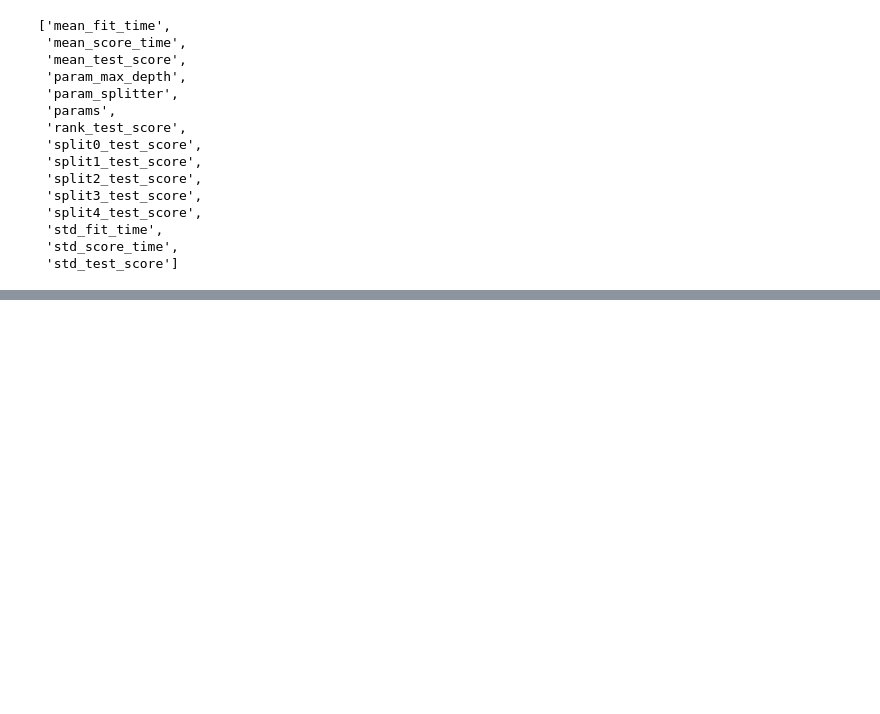
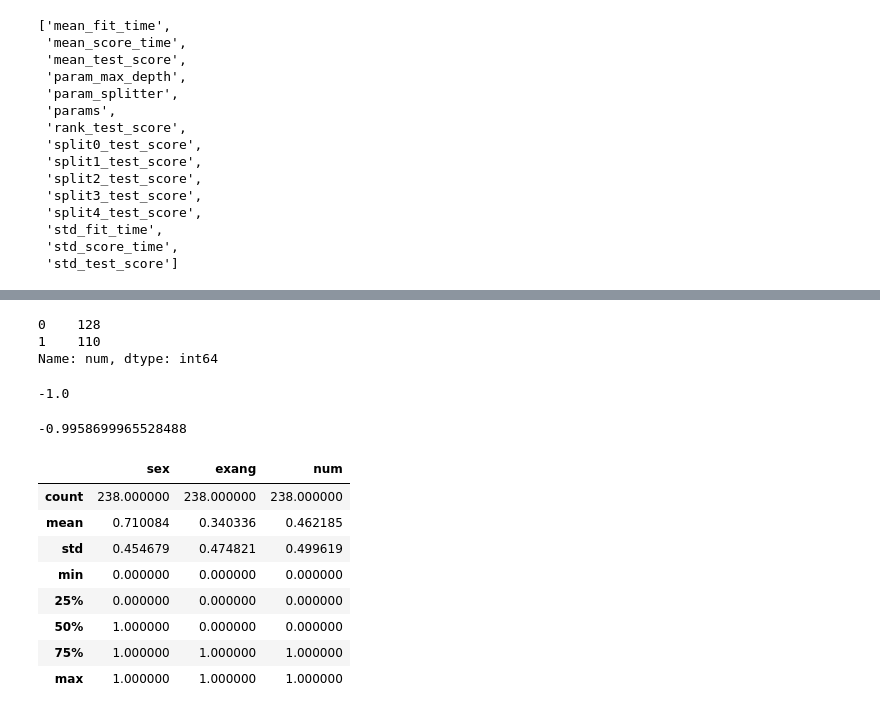
Before and after one commit to AndreyKurdyubov/Stepik_introML, a Jupyter notebook: Module 2.ipynb, the cells around one changed output, grey strips where cells are left out. Saved outputs shown, nothing was run; the diff lists cells and outputs as text; code cells hidden in the pictures; blank space fills up the shorter version.

```diff
--- a/Module 2.ipynb
+++ b/Module 2.ipynb
@@ -349,0 +362,26 @@ sorted(clf_gs.cv_results_.keys())
+# %%
+data_tree.num.value_counts()
+# %% [output]
+0    128
+1    110
+Name: num, dtype: int64
+# %%
+0.5*np.log2(0.5) + 0.5*np.log2(0.5)
+# %% [output]
+-1.0
+# %%
+128/238*np.log2(128/238) + 110/238*np.log2(110/238)
+# %% [output]
+-0.9958699965528488
+# %%
+data_tree.describe()
+# %% [output]
+|  | sex | exang | num |
+| count | 238.000000 | 238.000000 | 238.000000 |
+| mean | 0.710084 | 0.340336 | 0.462185 |
+| std | 0.454679 | 0.474821 | 0.499619 |
+| min | 0.000000 | 0.000000 | 0.000000 |
+| 25% | 0.000000 | 0.000000 | 0.000000 |
+| 50% | 1.000000 | 0.000000 | 0.000000 |
+| 75% | 1.000000 | 1.000000 | 1.000000 |
+| max | 1.000000 | 1.000000 | 1.000000 |
```
Also changed, not shown: parts of 10 cells of this notebook.
